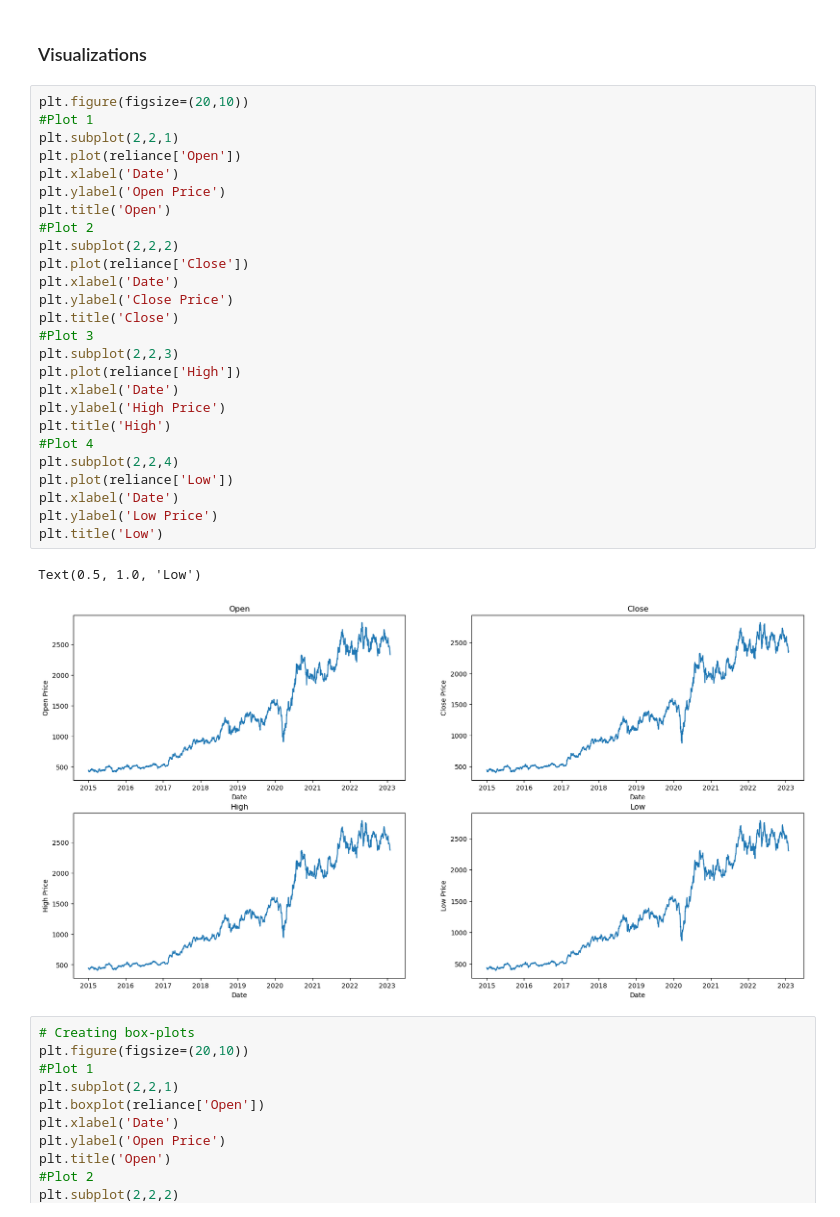
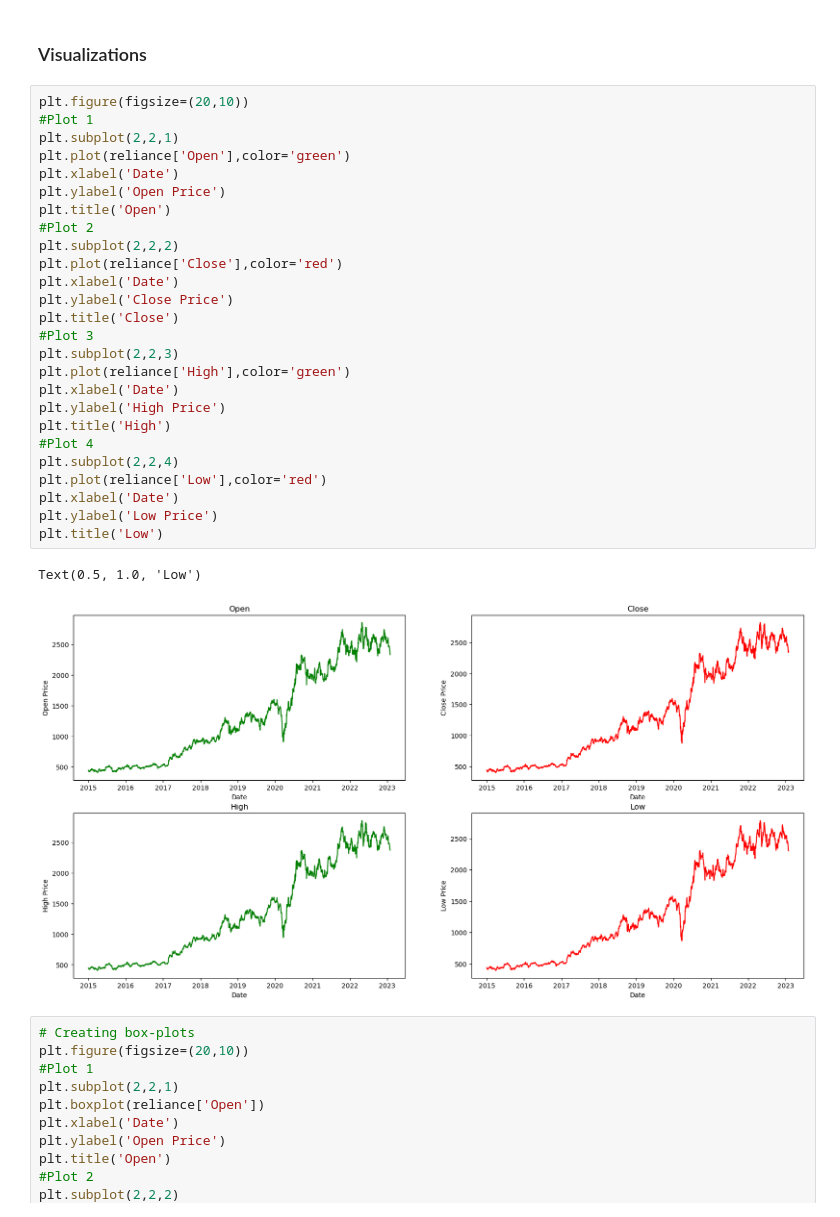
Before and after one commit to blackant666/Reliance-Stock-Market-Prediction, a Jupyter notebook: Reliance Stock Market Prediction.ipynb, the cells around one changed output. Saved outputs shown, nothing was run; the diff lists cells and outputs as text.

```diff
--- a/Reliance Stock Market Prediction.ipynb
+++ b/Reliance Stock Market Prediction.ipynb
@@ -235,32 +235,32 @@ reliance
 # %%
 plt.figure(figsize=(20,10))
 #Plot 1
 plt.subplot(2,2,1)
-plt.plot(reliance['Open'])
+plt.plot(reliance['Open'],color='green')
 plt.xlabel('Date')
 plt.ylabel('Open Price')
 plt.title('Open')
 #Plot 2
 plt.subplot(2,2,2)
-plt.plot(reliance['Close'])
+plt.plot(reliance['Close'],color='red')
 plt.xlabel('Date')
 plt.ylabel('Close Price')
 plt.title('Close')
 #Plot 3
 plt.subplot(2,2,3)
-plt.plot(reliance['High'])
+plt.plot(reliance['High'],color='green')
 plt.xlabel('Date')
 plt.ylabel('High Price')
 plt.title('High')
 #Plot 4
 plt.subplot(2,2,4)
-plt.plot(reliance['Low'])
+plt.plot(reliance['Low'],color='red')
 plt.xlabel('Date')
 plt.ylabel('Low Price')
 plt.title('Low')
 # %% [output]
 Text(0.5, 1.0, 'Low')
-[figure, old version]
+[figure, new version]
 # %%
 # Creating box-plots
 plt.figure(figsize=(20,10))
```
Also changed, not shown: parts of 2 cells of this notebook.
